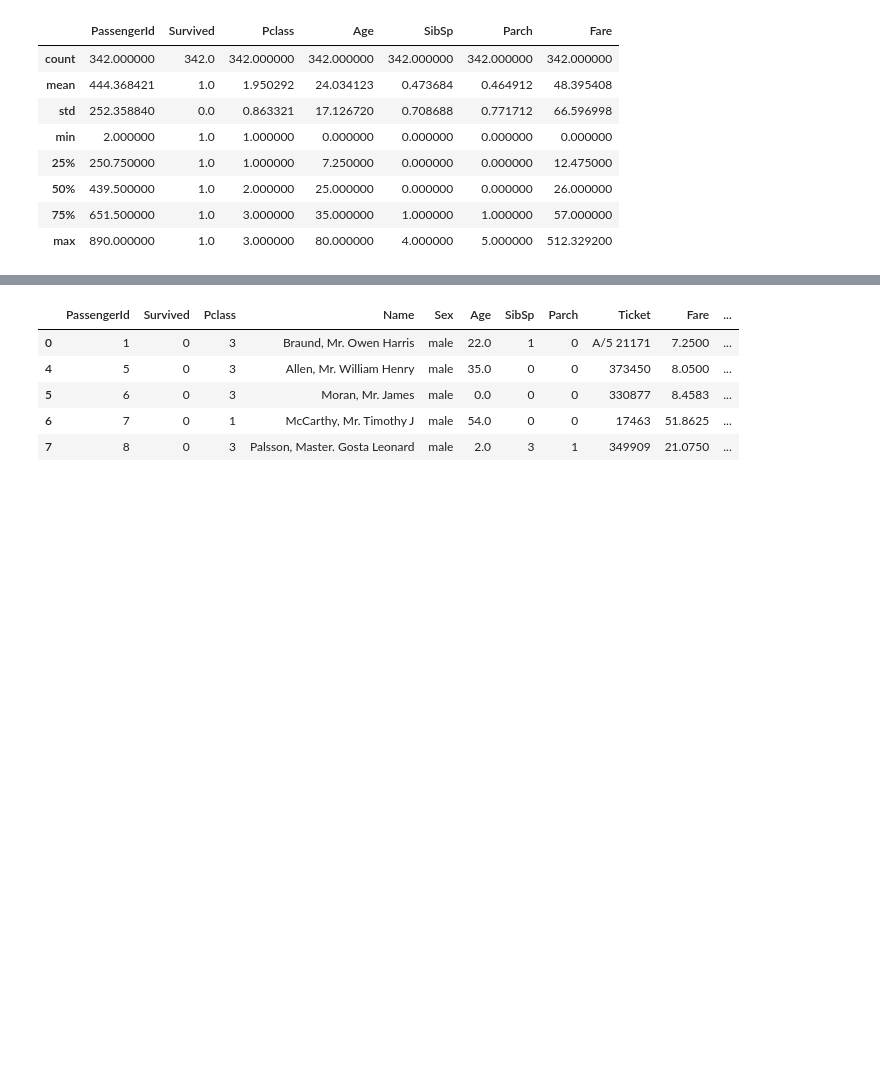
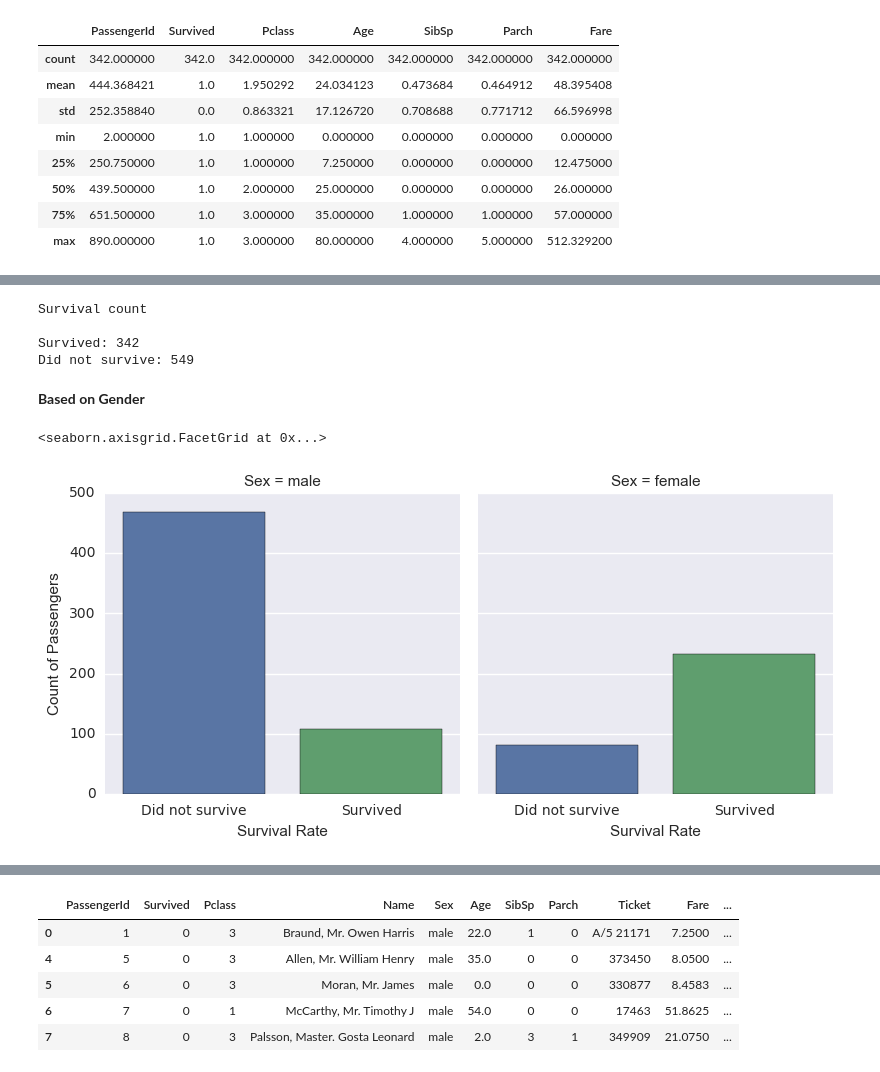
Before and after one commit to Ruchita7/P2_Investigate_Dataset, a Jupyter notebook: P2_investigate_titanic_data.ipynb, the cells around one changed output, grey strips where cells are left out. Saved outputs shown, nothing was run; the diff lists cells and outputs as text; code cells hidden in the pictures; blank space fills up the shorter version.

```diff
--- a/P2_investigate_titanic_data.ipynb
+++ b/P2_investigate_titanic_data.ipynb
@@ -56,0 +181,25 @@ non_surviving_passengers_df['Age'].fillna(value=0,inplace=True)
+# %%
+##Calculate count of passengers who survived and who did not
+surviving_passengers_count = surviving_passengers_df['PassengerId'].count()
+print "Survival count"
+print ""
+print "Survived: %d" %surviving_passengers_count
+non_surviving_passengers_count = non_surviving_passengers_df['PassengerId'].count()
+print "Did not survive: %d" %non_surviving_passengers_count
+# %% [output]
+Survival count
+
+Survived: 342
+Did not survive: 549
+# %% [markdown]
+**Based on Gender**
+# %%
+##Comparison count of males/females who survived and how many did not
+gender_fg = sns.factorplot(x="Survived",col="Sex",data=titanic_data_frame,kind="count")
+## Modify facet grid for x/y axis text
+(gender_fg.set_axis_labels("Survival Rate", "Count of Passengers")
+.set_xticklabels(["Did not survive", "Survived"])
+.despine(left=True))
+# %% [output]
+<seaborn.axisgrid.FacetGrid at 0x...>
+[figure, added]
```
Also changed, not shown: parts of 33 cells of this notebook.
